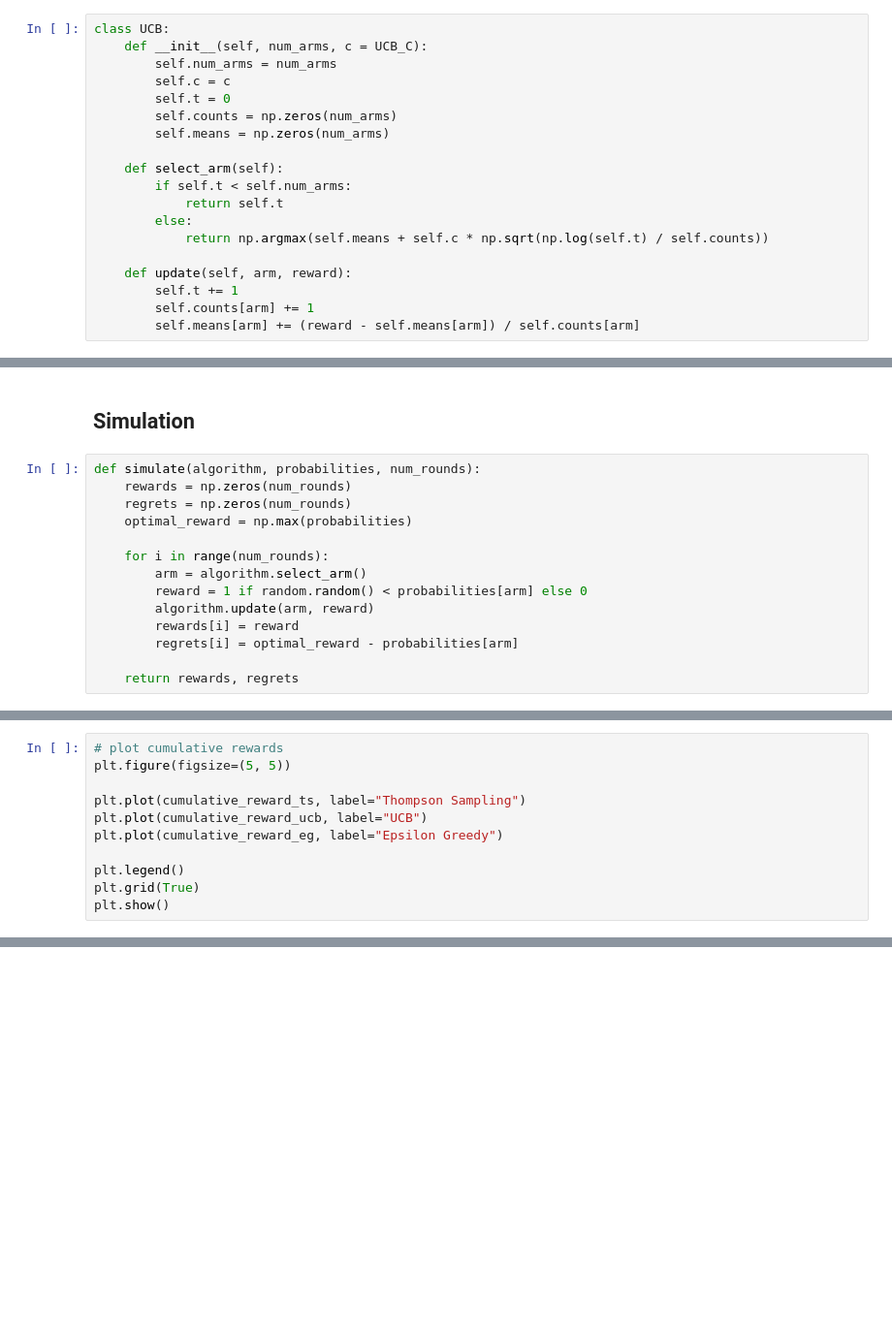
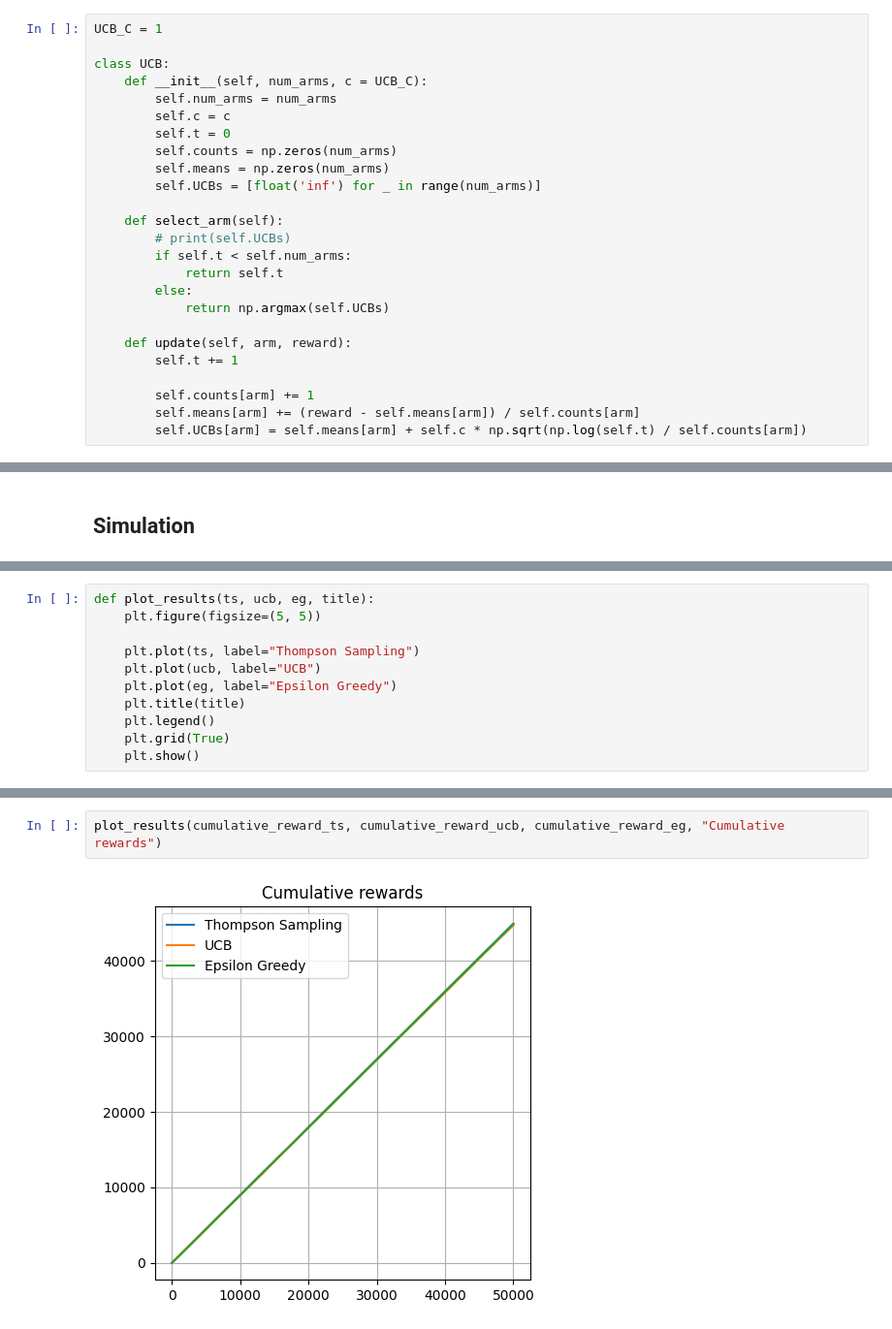
Before and after one commit to F102M8/UT-Interactive-Learning-Course-Projects, a Jupyter notebook: RL_HW1/RL_HW1_810199489.ipynb, the cells around one changed output, grey strips where cells are left out. Shown at 97% size. Cells and saved outputs as stored; diff of their text form; blank space fills up the shorter version.

```diff
--- a/RL_HW1/RL_HW1_810199489.ipynb
+++ b/RL_HW1/RL_HW1_810199489.ipynb
@@ -58,6 +78,8 @@ Where:
 
 The **confidence interval** $ \sqrt{\frac{\ln t}{N_a}} $ shrinks as you play an arm more frequently, meaning the algorithm becomes more confident about its average reward. Arms that have been tried less often will have larger confidence intervals, giving them a chance to be explored.
 # %%
+UCB_C = 1
+
 class UCB:
     def __init__(self, num_arms, c = UCB_C):
         self.num_arms = num_arms
@@ -65,17 +87,21 @@ class UCB:
         self.t = 0
         self.counts = np.zeros(num_arms)
         self.means = np.zeros(num_arms)
+        self.UCBs = [float('inf') for _ in range(num_arms)]
 
     def select_arm(self):
+        # print(self.UCBs)
         if self.t < self.num_arms:
             return self.t
         else:
-            return np.argmax(self.means + self.c * np.sqrt(np.log(self.t) / self.counts))
+            return np.argmax(self.UCBs)
 
     def update(self, arm, reward):
         self.t += 1
+
         self.counts[arm] += 1
         self.means[arm] += (reward - self.means[arm]) / self.counts[arm]
+        self.UCBs[arm] = self.means[arm] + self.c * np.sqrt(np.log(self.t) / self.counts[arm])
 # %% [markdown]
 ## <font> Epsilon-Greedy Algorithm </font>
 # %% [markdown]
@@ -102,16 +133,2 @@ class epsilon_greedy:
 # %% [markdown]
 ## <font> Simulation </font>
-# %%
-def simulate(algorithm, probabilities, num_rounds):
-    rewards = np.zeros(num_rounds)
-    regrets = np.zeros(num_rounds)
-    optimal_reward = np.max(probabilities)
-
-    for i in range(num_rounds):
-        arm = algorithm.select_arm()
-        reward = 1 if random.random() < probabilities[arm] else 0
-        algorithm.update(arm, reward)
-        rewards[i] = reward
-        regrets[i] = optimal_reward - probabilities[arm]
-
-    return rewards, regrets
@@ -134,11 +149,11 @@ cumulative_regret_eg = np.cumsum(regrets_eg)
 # %%
-# plot cumulative rewards
-plt.figure(figsize=(5, 5))
+def plot_results(ts, ucb, eg, title):
+    plt.figure(figsize=(5, 5))
 
-plt.plot(cumulative_reward_ts, label="Thompson Sampling")
-plt.plot(cumulative_reward_ucb, label="UCB")
-plt.plot(cumulative_reward_eg, label="Epsilon Greedy")
-
-plt.legend()
-plt.grid(True)
-plt.show()
+    plt.plot(ts, label="Thompson Sampling")
+    plt.plot(ucb, label="UCB")
+    plt.plot(eg, label="Epsilon Greedy")
+    plt.title(title)
+    plt.legend()
+    plt.grid(True)
+    plt.show()
@@ -159,0 +160,4 @@ plt.show()
+# %%
+plot_results(cumulative_reward_ts, cumulative_reward_ucb, cumulative_reward_eg, "Cumulative rewards")
+# %% [output]
+[figure, added]
```
Also changed, not shown: parts of 25 cells of this notebook, 1 other file.
